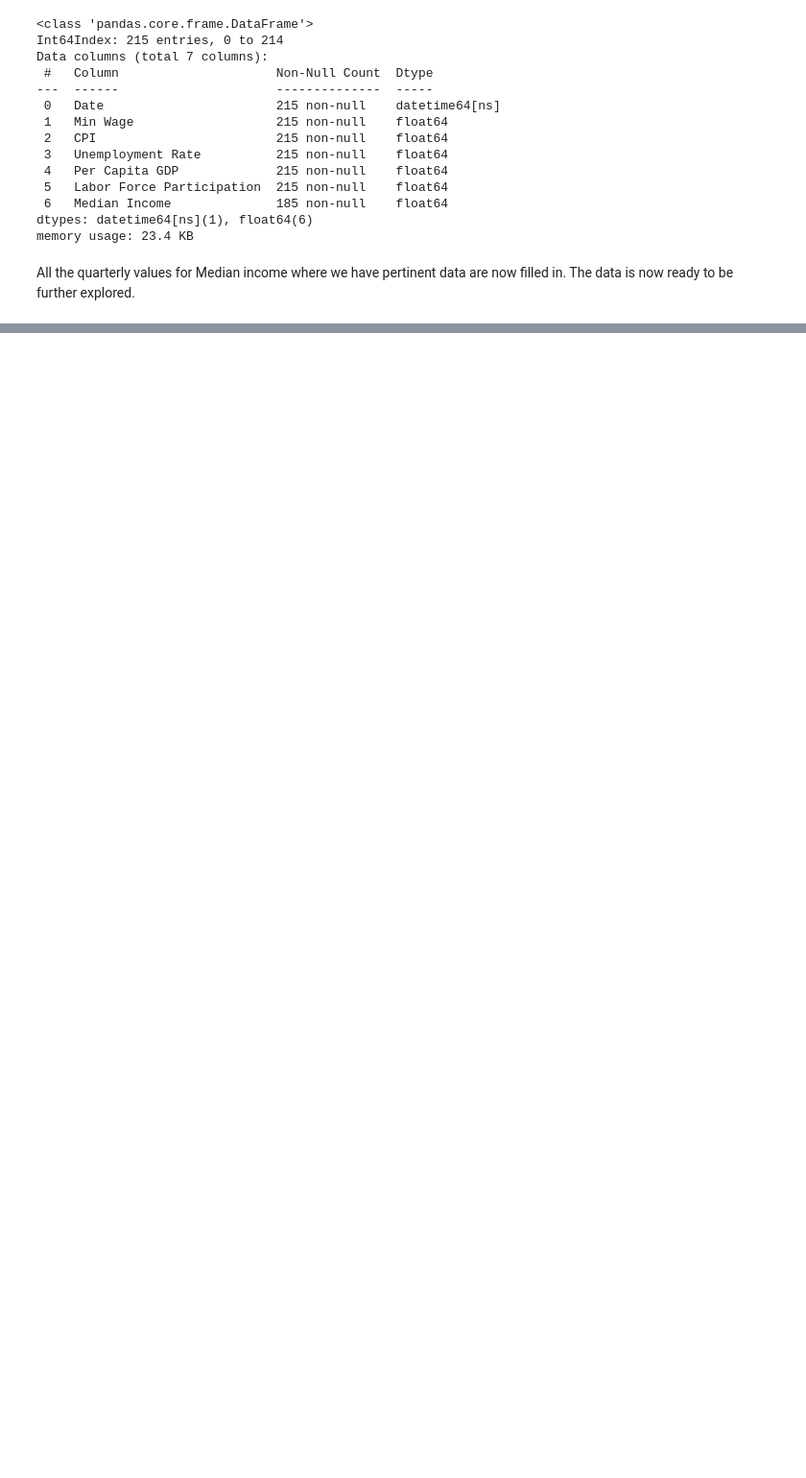
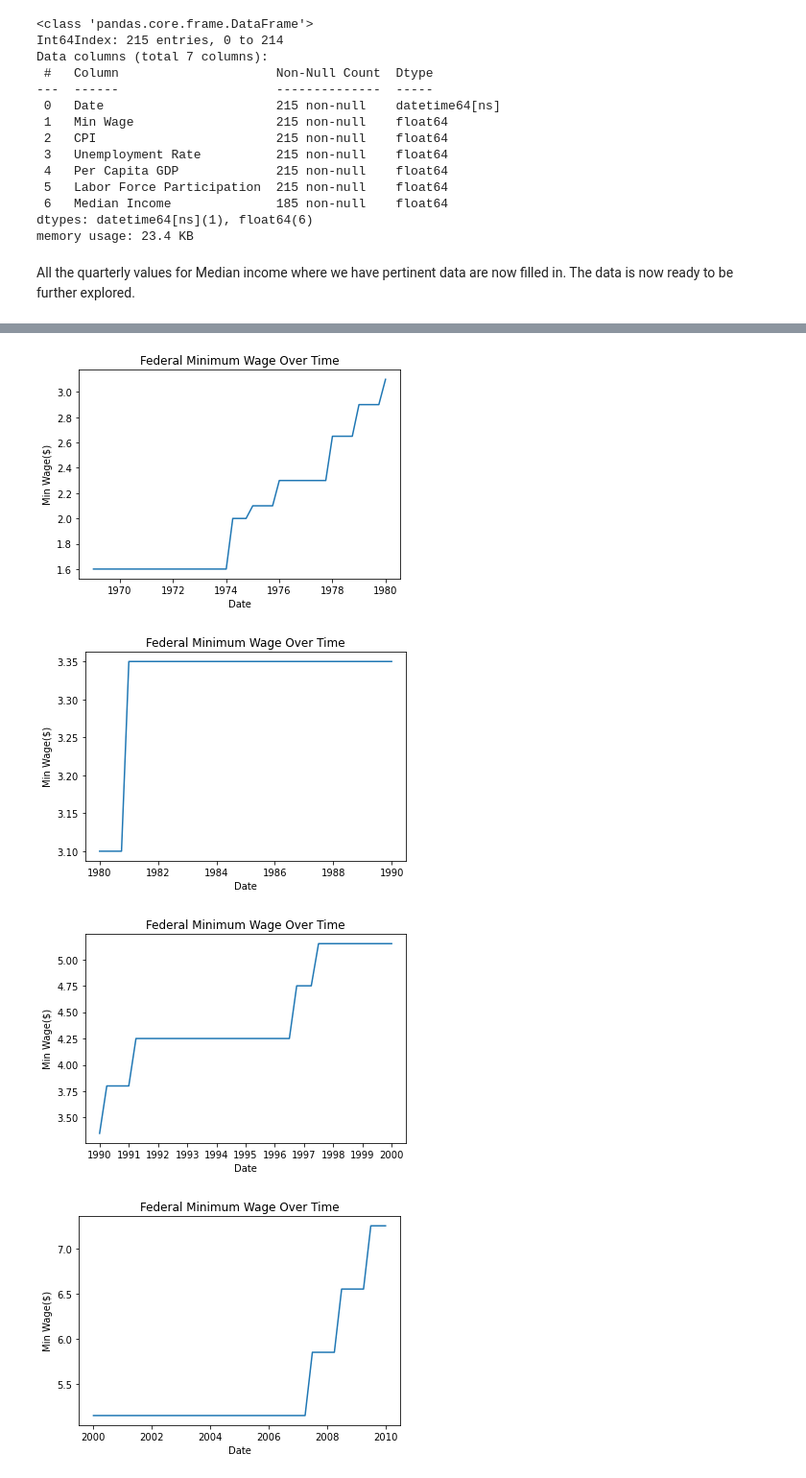
Before and after one commit to drewc77/Capstone-3, a Jupyter notebook: Capstone 3 Notebook.ipynb, the cells around one changed output, grey strips where cells are left out. Shown at 96% size. Cells and saved outputs as stored; diff of their text form; code cells hidden in the pictures; blank space fills up the shorter version.

```diff
--- a/Capstone 3 Notebook.ipynb
+++ b/Capstone 3 Notebook.ipynb
@@ -258,0 +309,5 @@ All the quarterly values for Median income where we have pertinent data are now
+# %%
+df['CPI % increase'] = df['CPI'].pct_change()
+df['GDP % increase'] = df['Per Capita GDP'].pct_change()
+df['Med inc % increase'] = df['Median Income'].pct_change()
+df['Unemployment Change'] = df['Unemployment Rate'].diff()
@@ -258,0 +325,2 @@ All the quarterly values for Median income where we have pertinent data are now
+# %%
+df.drop(df.tail(5).index, inplace=True)
@@ -258,0 +329,4 @@ All the quarterly values for Median income where we have pertinent data are now
+# %%
+df.drop(df.index[:5], inplace=True)
+df=df.reset_index(drop=True)
+df
@@ -258,0 +350,19 @@ All the quarterly values for Median income where we have pertinent data are now
+# %%
+df_1 = df.loc[0:44]
+df_2 = df.loc[44:84]
+df_3 = df.loc[84:124]
+df_4 = df.loc[124:164]
+df_5 = df.loc[164:]
+# %%
+df_temp_list = [df_1, df_2, df_3, df_4, df_5]
+for item in df_temp_list:
+    plt.plot(item['Date'], item['Min Wage'])
+    plt.xlabel('Date')
+    plt.ylabel('Min Wage($)')
+    plt.title('Federal Minimum Wage Over Time')
+    plt.show()
+# %% [output]
+[figure, added]
+[figure, added]
+[figure, added]
+[figure, added]
```
Also changed, not shown: parts of 32 cells of this notebook.
